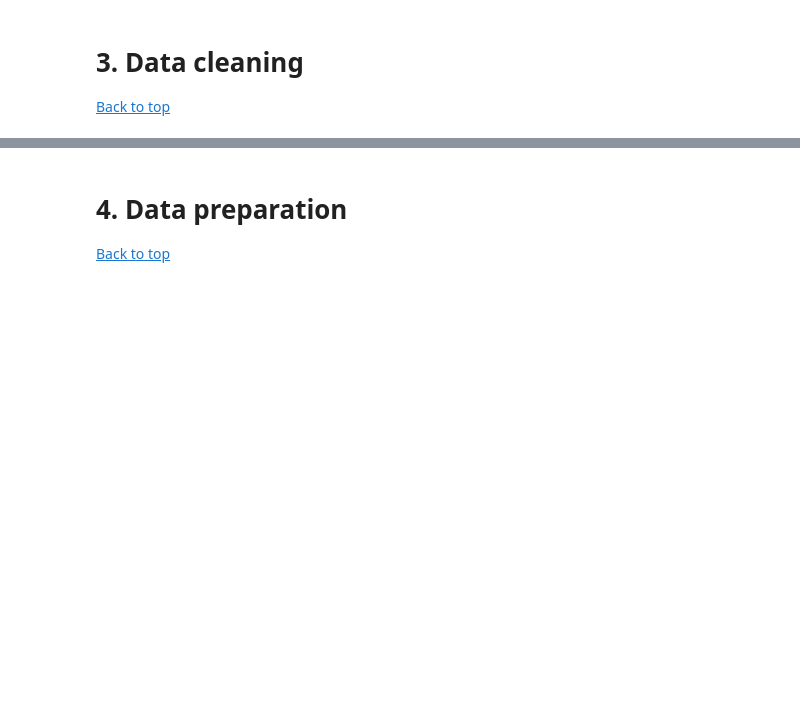
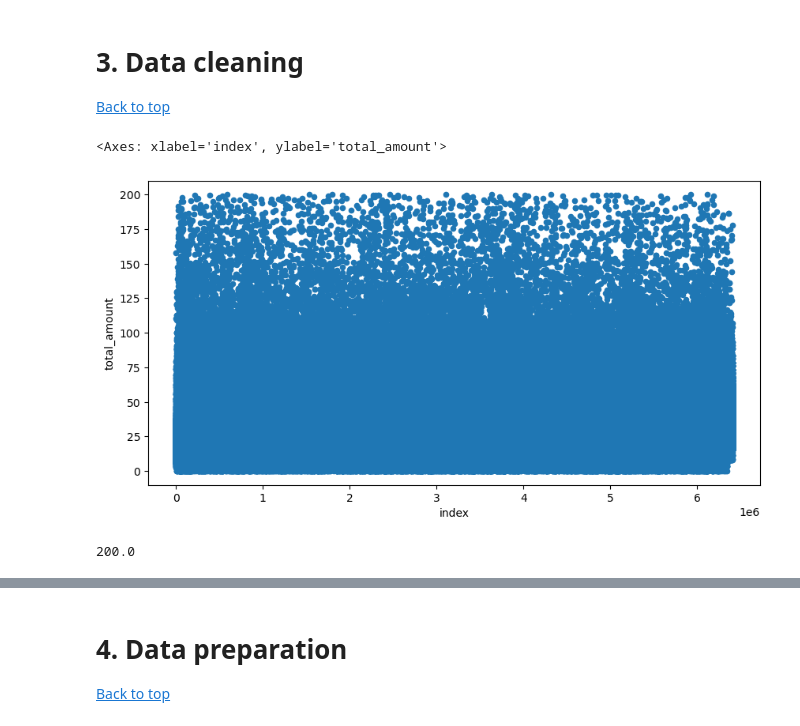
Before and after one commit to ataneko/New-York-Taxi-Analysis, a Jupyter notebook: Data Science Project Skeleton.ipynb, the cells around one changed output, grey strips where cells are left out. Saved outputs shown, nothing was run; the diff lists cells and outputs as text; code cells hidden in the pictures; blank space fills up the shorter version.

```diff
--- a/Data Science Project Skeleton.ipynb
+++ b/Data Science Project Skeleton.ipynb
@@ -25,3 +123,13 @@
 # %% [markdown]
 # 3. Data cleaning <a id='data_cleaning'></a>
 [Back to top](#table_of_contents)
+# %%
+taxi_df.reset_index().plot(kind='scatter',y='total_amount',x='index',figsize=(10,5))
+# %% [output]
+<Axes: xlabel='index', ylabel='total_amount'>
+[figure, added]
+# %%
+max_amount = taxi_df['total_amount'].max()
+print(max_amount)
+# %% [output]
+200.0
```
Also changed, not shown: parts of 26 cells of this notebook, 1 other file.
